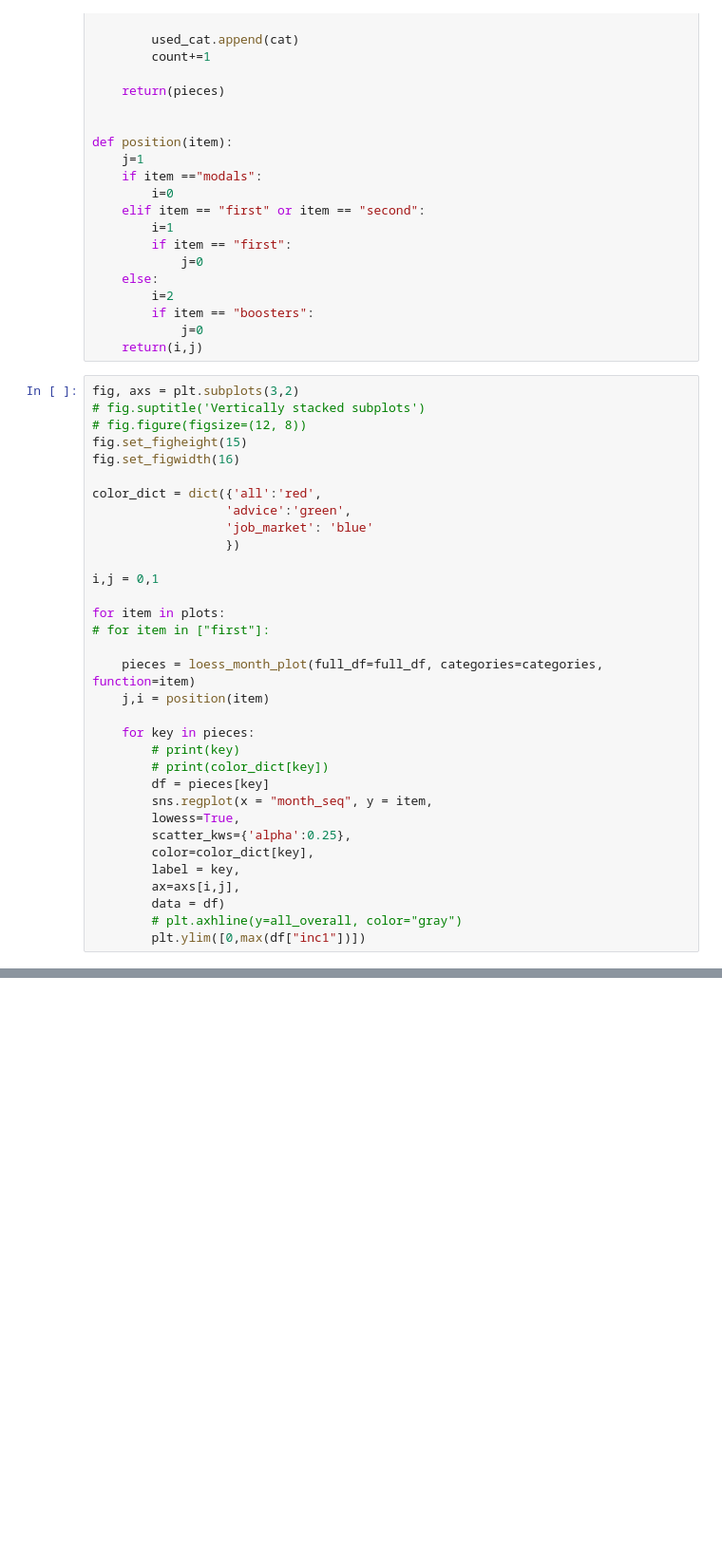
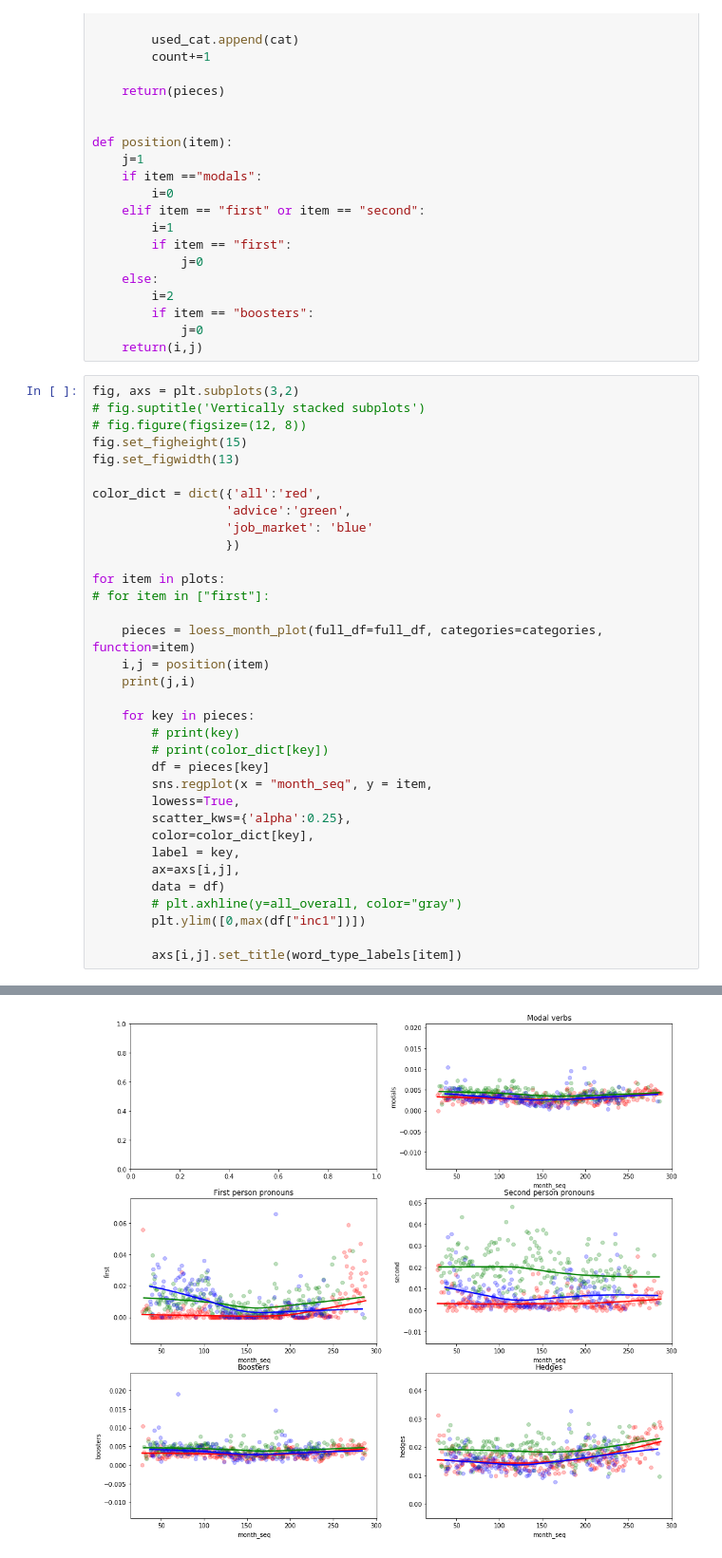
Before and after one commit to crboothb/sciencemag-careers-analysis, a Jupyter notebook: scripts/month_loess.ipynb, the cells around one changed output, grey strips where cells are left out. Shown at 95% size. Saved outputs shown, nothing was run; the diff lists cells and outputs as text; blank space fills up the shorter version.

Commit message:
add titles

```diff
--- a/scripts/month_loess.ipynb
+++ b/scripts/month_loess.ipynb
@@ -204,20 +204,19 @@ fig, axs = plt.subplots(3,2)
 # fig.suptitle('Vertically stacked subplots')
 # fig.figure(figsize=(12, 8))
 fig.set_figheight(15)
-fig.set_figwidth(16)
+fig.set_figwidth(13)
 
 color_dict = dict({'all':'red',
                   'advice':'green',
                   'job_market': 'blue'
                   })
 
-i,j = 0,1
-
 for item in plots:
 # for item in ["first"]:
 
     pieces = loess_month_plot(full_df=full_df, categories=categories, function=item)
-    j,i = position(item)
+    i,j = position(item)
+    print(j,i)
 
     for key in pieces:
         # print(key)
@@ -232,4 +231,6 @@ for item in plots:
         data = df)
         # plt.axhline(y=all_overall, color="gray")
         plt.ylim([0,max(df["inc1"])])
+
+        axs[i,j].set_title(word_type_labels[item])
 # %% [output]
@@ -238,0 +242 @@ KeyError: 'first'
+[figure, added]
```
Also changed, not shown: parts of 1 cell of this notebook.
